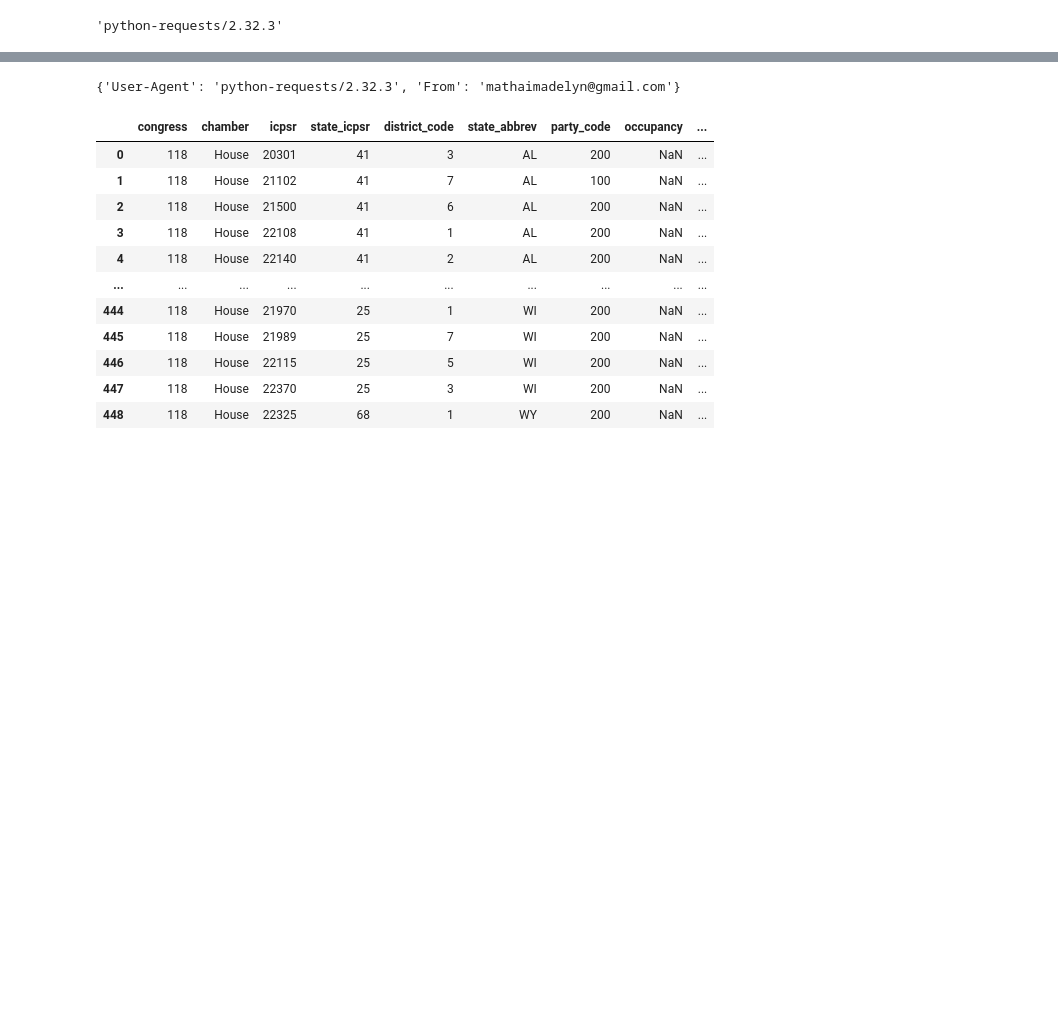
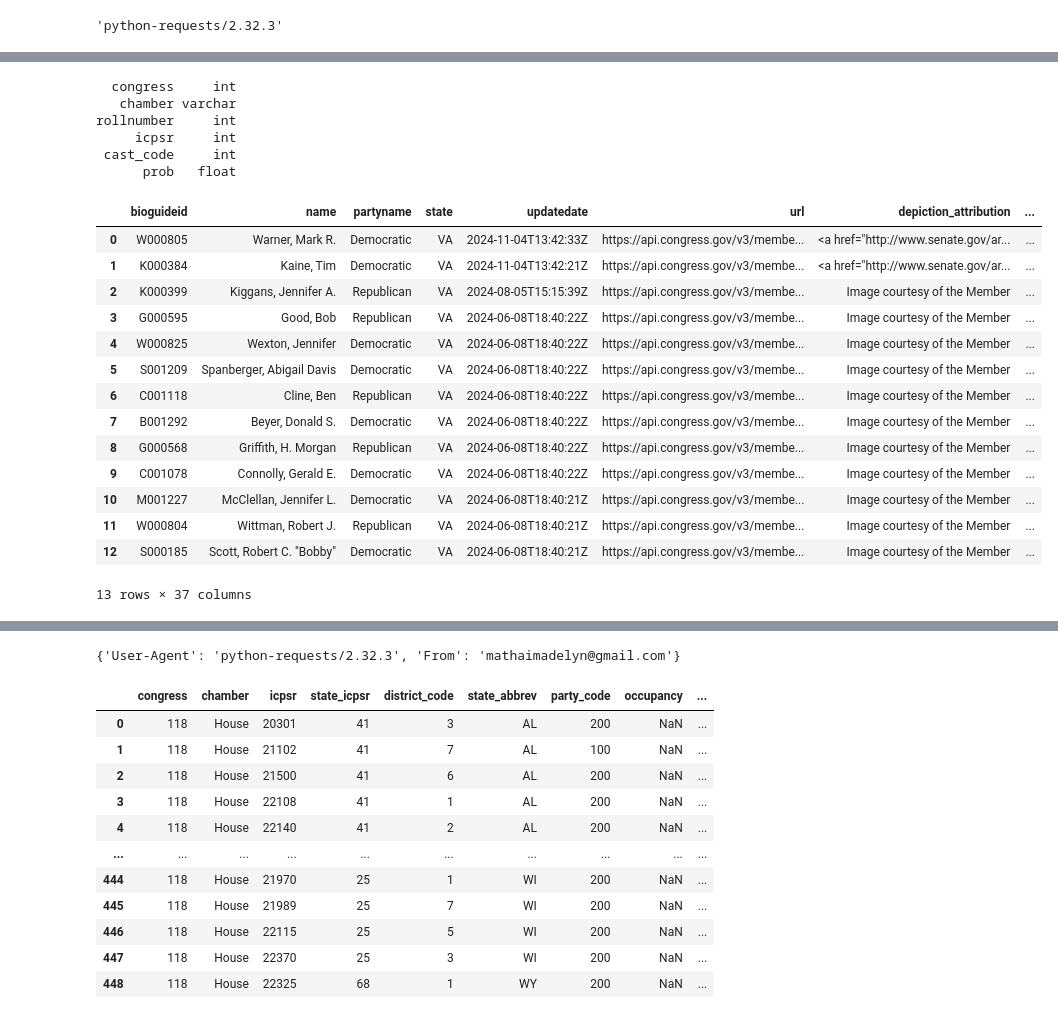
Before and after one commit to mathaim/contrans2024, a Jupyter notebook: sandbox.ipynb, the cells around one changed output, grey strips where cells are left out. Drawn from its saved outputs; the diff is of its cells as text; code cells hidden in the pictures; blank space fills up the shorter version.

Commit message:
added sql query for vote agreement

```diff
--- a/sandbox.ipynb
+++ b/sandbox.ipynb
@@ -28,4 +27,4 @@ useragent
 # %% [output]
 'python-requests/2.32.3'
 # %%
-dbserver, engine = ct.connect_to_postgres(ct.postgrespassword, create_contrans = True)
+dbserver, engine = ct.connect_to_postgres(ct.POSTGRES_PASSWORD, create_contrans = True)
@@ -33,0 +31,6 @@ AttributeError: 'contrans' object has no attribute 'postgrespassword'
+# %%
+members = ct.get_bioguideIDs()
+members = ct.make_cand_table()
+terms, members = ct.terms_df(members)
+ideology = ct.get_ideology()
+ct.make_members_df(members, ideology, engine)
@@ -43,12 +86,35 @@ NameError: name 'engine' is not defined
 myquery = '''
 SELECT * FROM votes
 '''
-DATA = pd.read_sql_query(myquery, con = engine)
+data = pd.read_sql_query(myquery, con = engine)
 print(ct.dbml_helper(data))
+# %% [output]
+  congress     int
+   chamber varchar
+rollnumber     int
+     icpsr     int
+ cast_code     int
+      prob   float
 # %%
 myquery = '''
 
 SELECT * FROM members
 WHERE state = 'VA'
 '''
-pd.read_sql_query(myquery)
+pd.read_sql_query(myquery, con =engine)
+# %% [output]
+|  | bioguideid | name | partyname | state | updatedate | url | depiction_attribution | ... |
+| 0 | W000805 | Warner, Mark R. | Democratic | VA | 2024-11-04T13:42:33Z | https://api.congress.gov/v3/membe... | <a href="http://www.senate.gov/ar... | ... |
+| 1 | K000384 | Kaine, Tim | Democratic | VA | 2024-11-04T13:42:21Z | https://api.congress.gov/v3/membe... | <a href="http://www.senate.gov/ar... | ... |
+| 2 | K000399 | Kiggans, Jennifer A. | Republican | VA | 2024-08-05T15:15:39Z | https://api.congress.gov/v3/membe... | Image courtesy of the Member | ... |
+| 3 | G000595 | Good, Bob | Republican | VA | 2024-06-08T18:40:22Z | https://api.congress.gov/v3/membe... | Image courtesy of the Member | ... |
+| 4 | W000825 | Wexton, Jennifer | Democratic | VA | 2024-06-08T18:40:22Z | https://api.congress.gov/v3/membe... | Image courtesy of the Member | ... |
+| 5 | S001209 | Spanberger, Abigail Davis | Democratic | VA | 2024-06-08T18:40:22Z | https://api.congress.gov/v3/membe... | Image courtesy of the Member | ... |
+| 6 | C001118 | Cline, Ben | Republican | VA | 2024-06-08T18:40:22Z | https://api.congress.gov/v3/membe... | Image courtesy of the Member | ... |
+| 7 | B001292 | Beyer, Donald S. | Democratic | VA | 2024-06-08T18:40:22Z | https://api.congress.gov/v3/membe... | Image courtesy of the Member | ... |
+| 8 | G000568 | Griffith, H. Morgan | Republican | VA | 2024-06-08T18:40:22Z | https://api.congress.gov/v3/membe... | Image courtesy of the Member | ... |
+| 9 | C001078 | Connolly, Gerald E. | Democratic | VA | 2024-06-08T18:40:22Z | https://api.congress.gov/v3/membe... | Image courtesy of the Member | ... |
+| 10 | M001227 | McClellan, Jennifer L. | Democratic | VA | 2024-06-08T18:40:21Z | https://api.congress.gov/v3/membe... | Image courtesy of the Member | ... |
+| 11 | W000804 | Wittman, Robert J. | Republican | VA | 2024-06-08T18:40:21Z | https://api.congress.gov/v3/membe... | Image courtesy of the Member | ... |
+| 12 | S000185 | Scott, Robert C. "Bobby" | Democratic | VA | 2024-06-08T18:40:21Z | https://api.congress.gov/v3/membe... | Image courtesy of the Member | ... |
+13 rows × 37 columns
```
Also changed, not shown: parts of 25 cells of this notebook.
